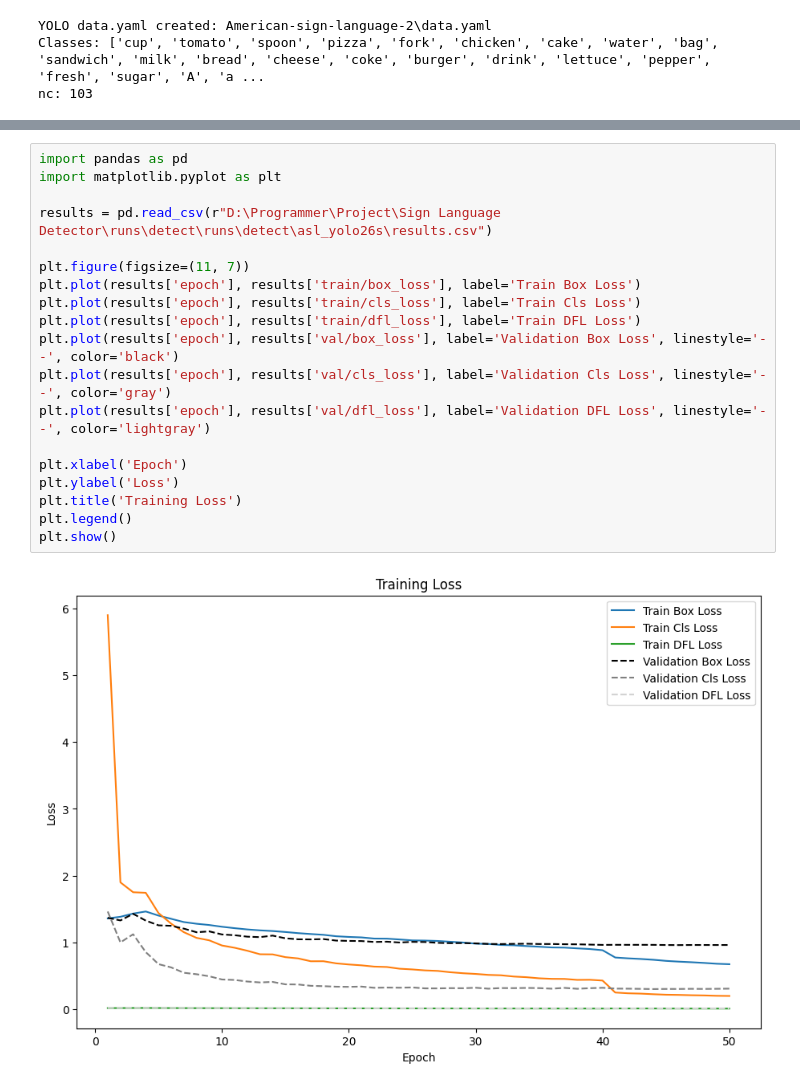
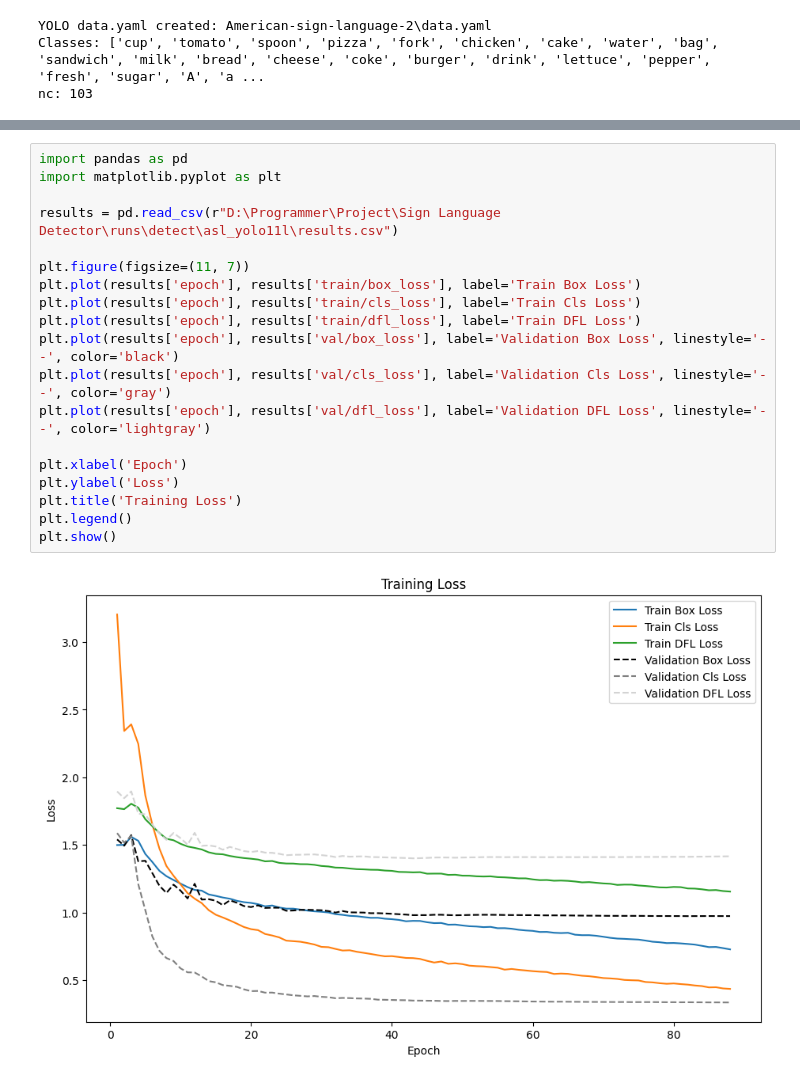
Before and after one commit to Niteesh3011/Sign-Language-Detection, a Jupyter notebook: Notebook/Notebook.ipynb, the cells around one changed output, grey strips where cells are left out. Saved outputs shown, nothing was run; the diff lists cells and outputs as text.

```diff
--- a/Notebook/Notebook.ipynb
+++ b/Notebook/Notebook.ipynb
@@ -345,24 +444,24 @@ Last model: D:\Programmer\Project\Sign Language Detector\runs\detect\runs\detect
 # %%
 import pandas as pd
 import matplotlib.pyplot as plt
 
-results = pd.read_csv(r"D:\Programmer\Project\Sign Language Detector\runs\detect\runs\detect\asl_yolo26s\results.csv")
+results = pd.read_csv(r"D:\Programmer\Project\Sign Language Detector\runs\detect\asl_yolo11l\results.csv")
 
 plt.figure(figsize=(11, 7))
 plt.plot(results['epoch'], results['train/box_loss'], label='Train Box Loss')
 plt.plot(results['epoch'], results['train/cls_loss'], label='Train Cls Loss')
 plt.plot(results['epoch'], results['train/dfl_loss'], label='Train DFL Loss')
 plt.plot(results['epoch'], results['val/box_loss'], label='Validation Box Loss', linestyle='--', color='black')
 plt.plot(results['epoch'], results['val/cls_loss'], label='Validation Cls Loss', linestyle='--', color='gray')
 plt.plot(results['epoch'], results['val/dfl_loss'], label='Validation DFL Loss', linestyle='--', color='lightgray')
 
 plt.xlabel('Epoch')
 plt.ylabel('Loss')
 plt.title('Training Loss')
 plt.legend()
 plt.show()
 # %% [output]
-[figure, old version]
+[figure, new version]
 # %%
 plt.figure(figsize=(12, 6))
 plt.plot(results['epoch'], results['metrics/mAP50(B)'], label='Validation mAP50', marker='o')
```
Also changed, not shown: parts of 5 cells of this notebook, 18 other files.
